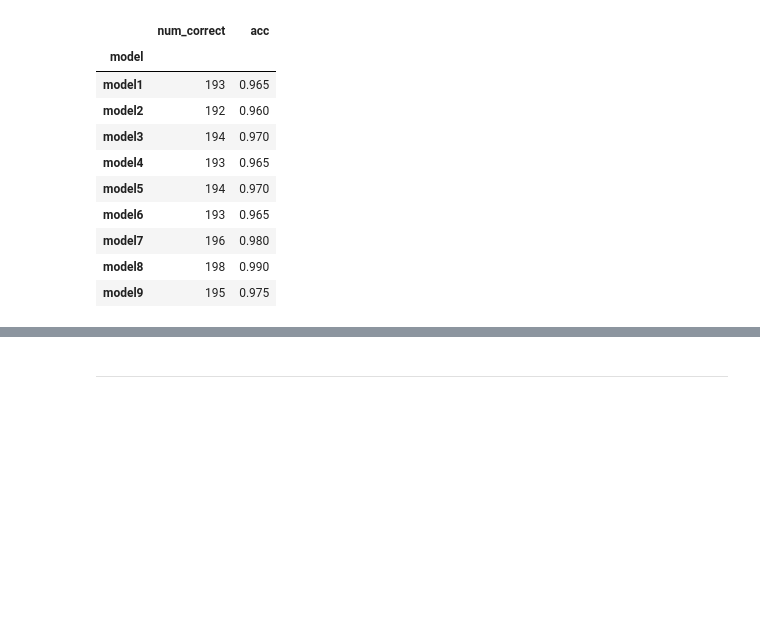
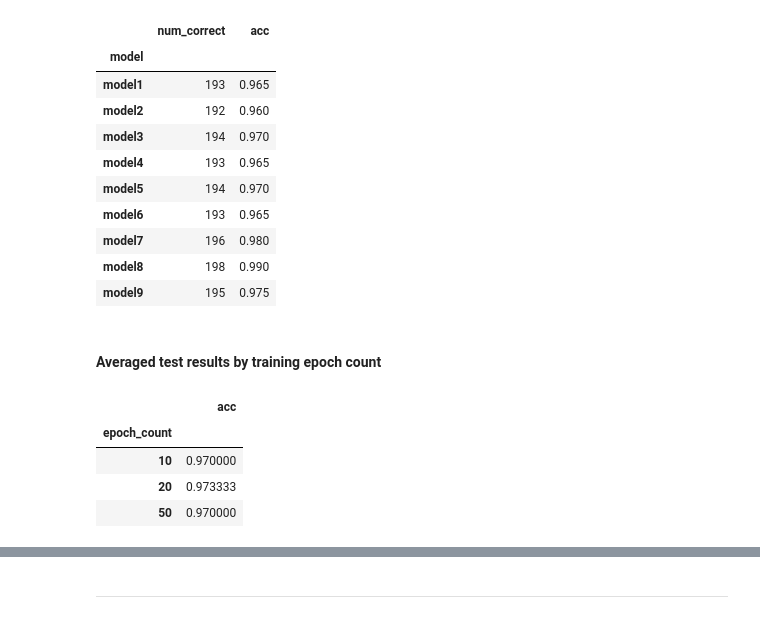
Before and after one commit to buruzaemon/nextgen, a Jupyter notebook: 01_MNIST_multilayer_perceptrons.ipynb, the cells around one changed output, grey strips where cells are left out. Cells and saved outputs as stored; diff of their text form; code cells hidden in the pictures; blank space fills up the shorter version.

```diff
--- a/01_MNIST_multilayer_perceptrons.ipynb
+++ b/01_MNIST_multilayer_perceptrons.ipynb
@@ -911,3 +911,16 @@ test_results
 | model7 | 196 | 0.980 |
 | model8 | 198 | 0.990 |
 | model9 | 195 | 0.975 |
+# %% [markdown]
+#### Averaged test results by training epoch count
+# %%
+test_results['epoch_count'] = [10,20,50,10,20,50,10,20,50]
+test_epoch_count_acc = test_results.groupby('epoch_count').mean().filter(['acc'])
+test_epoch_count_acc.to_csv('test_results_avg_by_epoch.csv')
+test_epoch_count_acc
+# %% [output]
+|  | acc |
+| epoch_count |  |
+| 10 | 0.970000 |
+| 20 | 0.973333 |
+| 50 | 0.970000 |
```
Also changed, not shown: parts of 3 cells of this notebook, 3 other files.
